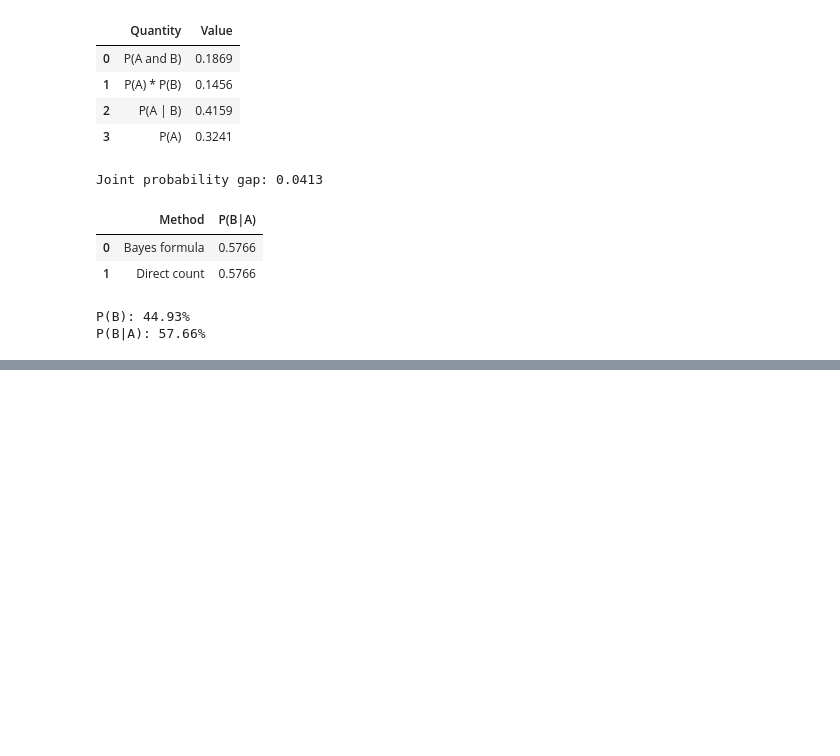
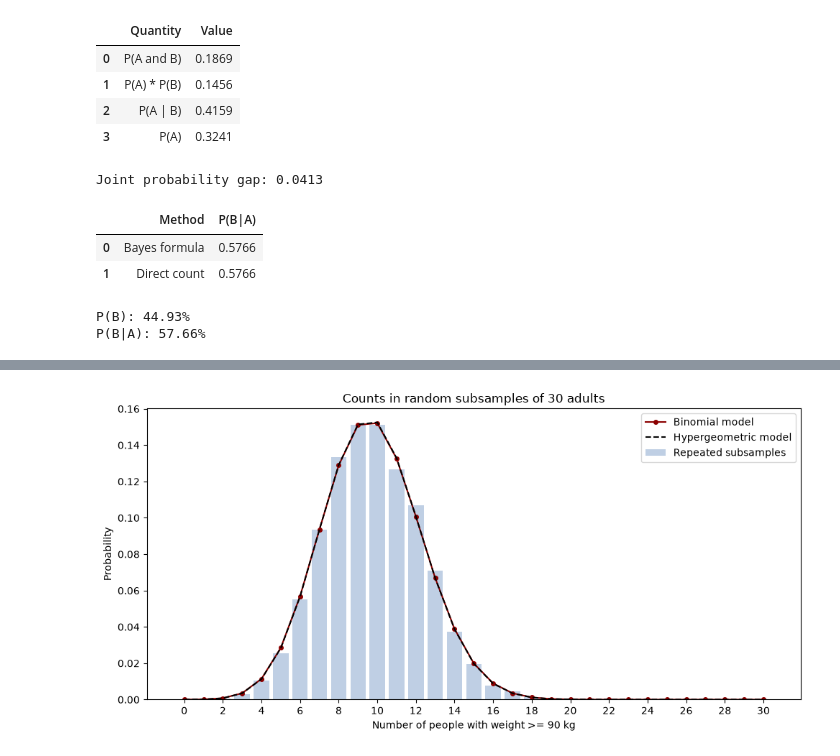
Before and after one commit to nazaninhasani/Amar, a Jupyter notebook: notebooks/phase2_analysis.ipynb, the cells around one changed output, grey strips where cells are left out. Cells and saved outputs as stored; diff of their text form; code cells hidden in the pictures; blank space fills up the shorter version.

Commit message:
phase2: compare subsample counts with binomial and hypergeometric models

```diff
--- a/notebooks/phase2_analysis.ipynb
+++ b/notebooks/phase2_analysis.ipynb
@@ -212,0 +396,69 @@ P(B|A): 57.66%
+# %%
+import matplotlib.pyplot as plt
+from scipy.stats import binom, hypergeom
+
+# تعدادهای ممکن: از صفر تا ۳۰ نفر
+k = np.arange(group_size + 1)
+
+# احتمال تجربی هر شمارش در ۱۰٬۰۰۰ تکرار
+empirical_probs = (
+    np.bincount(counts, minlength=group_size + 1) / repeats
+)
+
+# احتمال‌های مدل دوجمله‌ای
+binomial_probs = binom.pmf(k, n=group_size, p=p)
+
+# احتمال‌های مدل دقیق فوق‌هندسی
+N = len(event_values)
+M = int(event_values.sum())
+
+hypergeometric_probs = hypergeom.pmf(
+    k,
+    M=N,             # اندازهٔ کل مجموعه
+    n=M,             # تعداد افراد دارای رویداد A
+    N=group_size     # اندازهٔ زیرنمونه
+)
+
+fig, ax = plt.subplots(figsize=(10, 5))
+
+ax.bar(
+    k, empirical_probs,
+    color="lightsteelblue",
+    label="Repeated subsamples",
+    alpha=0.8
+)
+
+ax.plot(
+    k, binomial_probs,
+    "o-", color="darkred",
+    markersize=4,
+    label="Binomial model"
+)
+
+ax.plot(
+    k, hypergeometric_probs,
+    "--", color="black",
+    label="Hypergeometric model"
+)
+
+ax.set_xlabel("Number of people with weight >= 90 kg")
+ax.set_ylabel("Probability")
+ax.set_title("Counts in random subsamples of 30 adults")
+ax.set_xticks(np.arange(0, group_size + 1, 2))
+ax.legend()
+
+fig.tight_layout()
+
+# ذخیرهٔ شکل برای گزارش
+figure_dir = ROOT / "figures" / "phase2"
+figure_dir.mkdir(parents=True, exist_ok=True)
+
+fig.savefig(
+    figure_dir / "binomial_comparison.png",
+    dpi=300,
+    bbox_inches="tight"
+)
+
+plt.show()
+# %% [output]
+[figure, added]
```
Also changed, not shown: parts of 4 cells of this notebook, 1 other file.
